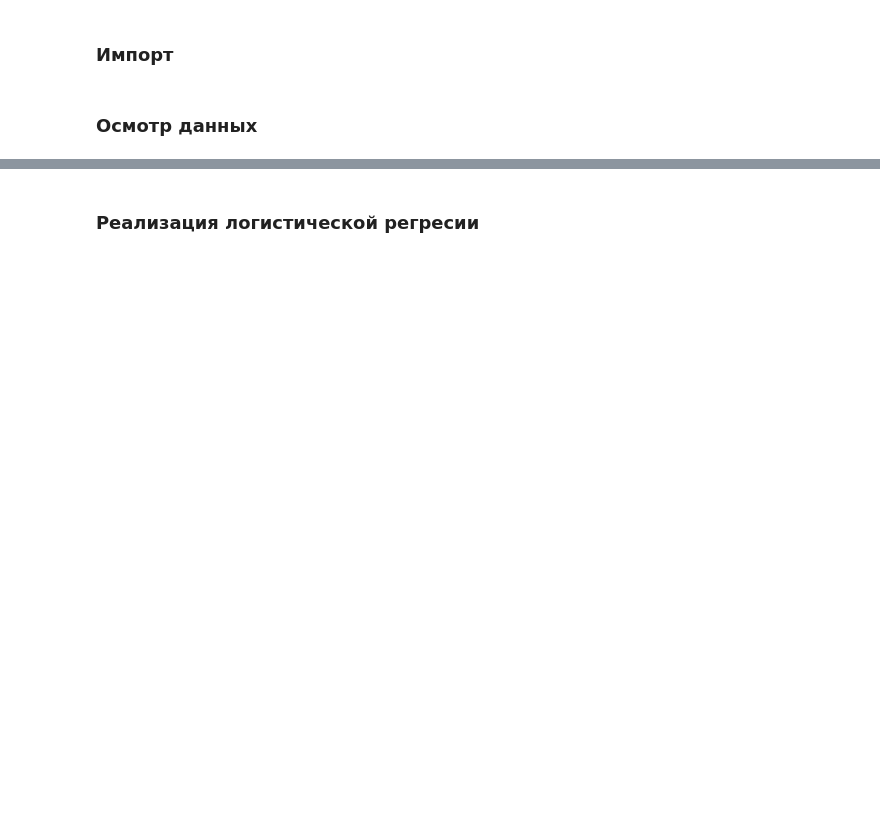
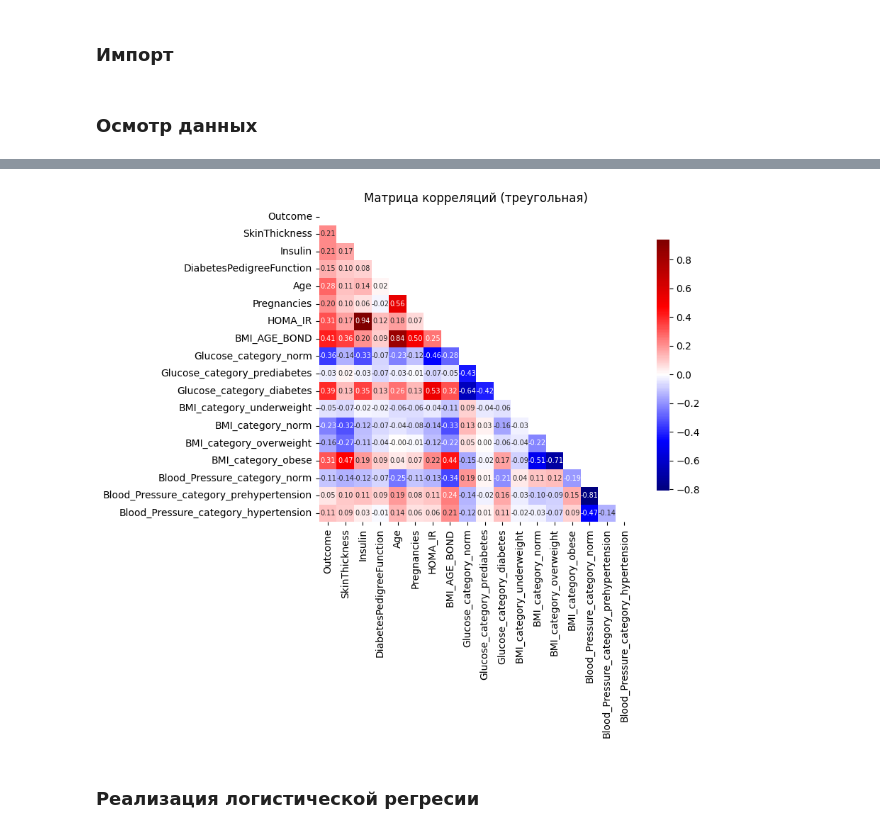
Before and after one commit to ruslan021ru/Diabetes-ML-From-Scratch, a Jupyter notebook: notebooks/02_sgd_test.ipynb, the cells around one changed output, grey strips where cells are left out. Saved outputs shown, nothing was run; the diff lists cells and outputs as text; code cells hidden in the pictures; blank space fills up the shorter version.

```diff
--- a/notebooks/02_sgd_test.ipynb
+++ b/notebooks/02_sgd_test.ipynb
@@ -30,0 +28,21 @@ df.head()
+# %%
+correlation_matrix = df.corr()
+
+plt.figure(figsize=(10, 8))
+mask = np.triu(np.ones_like(correlation_matrix, dtype=bool))
+
+sns.heatmap(correlation_matrix,
+            mask=mask,
+            annot=True,
+            cmap='seismic',
+            center=0,
+            square=True,
+            fmt='.2f',
+            cbar_kws={"shrink": .8},
+            annot_kws={"size": 7})  # ← Размер шрифта аннотаций
+
+plt.title('Матрица корреляций (треугольная)')
+plt.tight_layout()
+plt.show()
+# %% [output]
+[figure, added]
```
Also changed, not shown: parts of 16 cells of this notebook, 3 other files.
